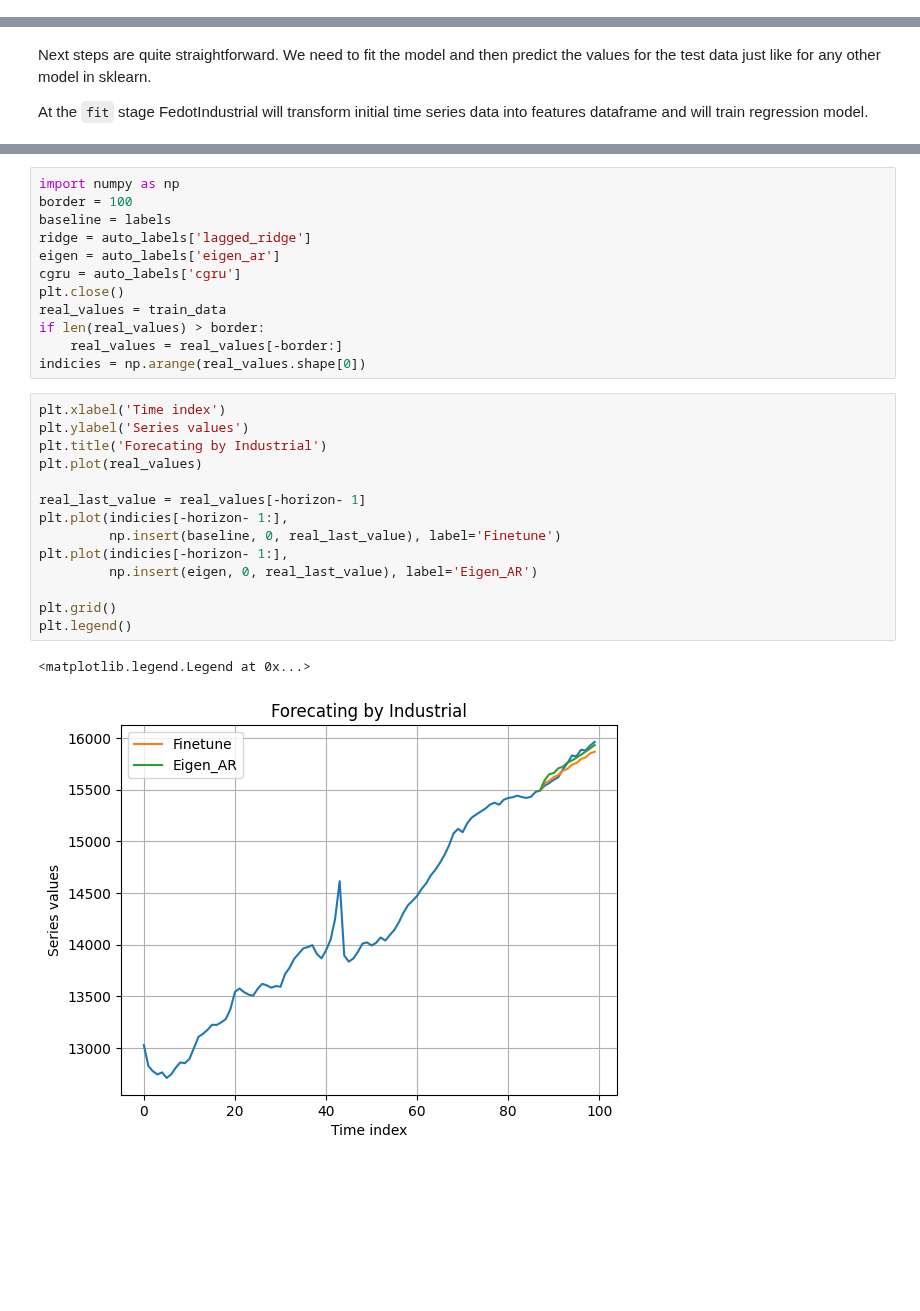
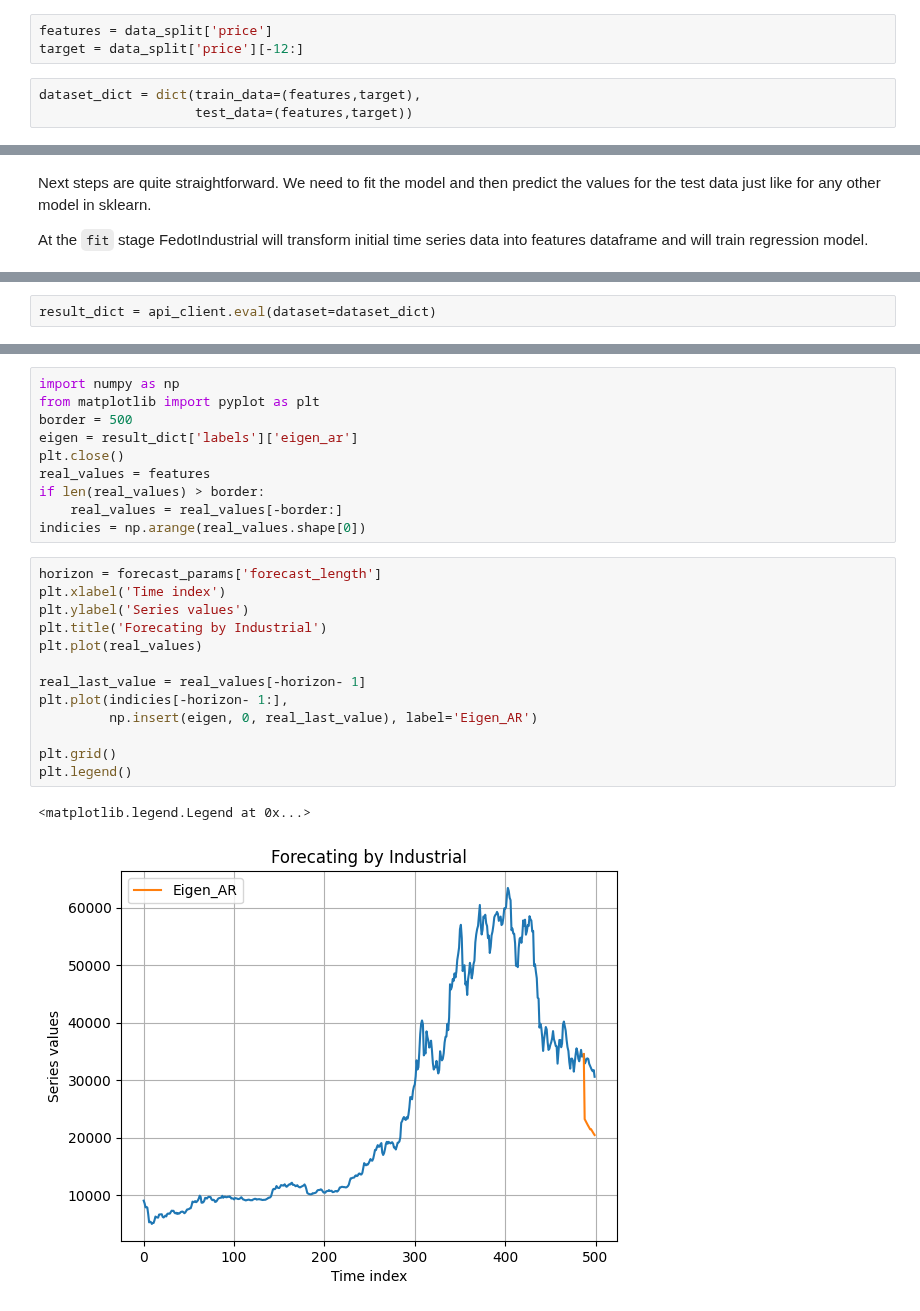
Before and after one commit to aimclub/Fedot.Industrial, a Jupyter notebook: examples/real_world_examples/industrial_examples/criptocurrency_analysis/ts_forecasting/bitcoin_forecasting.ipynb, the cells around one changed output, grey strips where cells are left out. Drawn from its saved outputs; the diff is of its cells as text; blank space fills up the shorter version.

Commit message:
update industrial examplex. Api minor refactoring, forecasting strategy simplyfies

```diff
--- a/examples/real_world_examples/industrial_examples/criptocurrency_analysis/ts_forecasting/bitcoin_forecasting.ipynb
+++ b/examples/real_world_examples/industrial_examples/criptocurrency_analysis/ts_forecasting/bitcoin_forecasting.ipynb
@@ -60,3 +52,9 @@ Lets check our data.
+# %%
+features = data_split['price']
+target = data_split['price'][-12:]
+# %%
+dataset_dict = dict(train_data=(features,target),
+                    test_data=(features,target))
 # %% [markdown]
 Lets visualise our predictors.
 # %%
@@ -126,0 +83,2 @@ Creating Dask Server
+# %%
+result_dict = api_client.eval(dataset=dataset_dict)
@@ -127,29 +98,26 @@ Creating Dask Server
 # %%
 import numpy as np
-border = 100
-baseline = labels
-ridge = auto_labels['lagged_ridge']
-eigen = auto_labels['eigen_ar']
-cgru = auto_labels['cgru']
+from matplotlib import pyplot as plt
+border = 500
+eigen = result_dict['labels']['eigen_ar']
 plt.close()
-real_values = train_data
+real_values = features
 if len(real_values) > border:
     real_values = real_values[-border:]
 indicies = np.arange(real_values.shape[0])
 # %%
+horizon = forecast_params['forecast_length']
 plt.xlabel('Time index')
 plt.ylabel('Series values')
 plt.title('Forecating by Industrial')
 plt.plot(real_values)
 
 real_last_value = real_values[-horizon- 1]
 plt.plot(indicies[-horizon- 1:],
-         np.insert(baseline, 0, real_last_value), label='Finetune')
-plt.plot(indicies[-horizon- 1:],
          np.insert(eigen, 0, real_last_value), label='Eigen_AR')
 
 plt.grid()
 plt.legend()
 # %% [output]
 <matplotlib.legend.Legend at 0x...>
-[figure, old version]
+[figure, new version]
```
Also changed, not shown: parts of 18 cells of this notebook, 7 other files.
